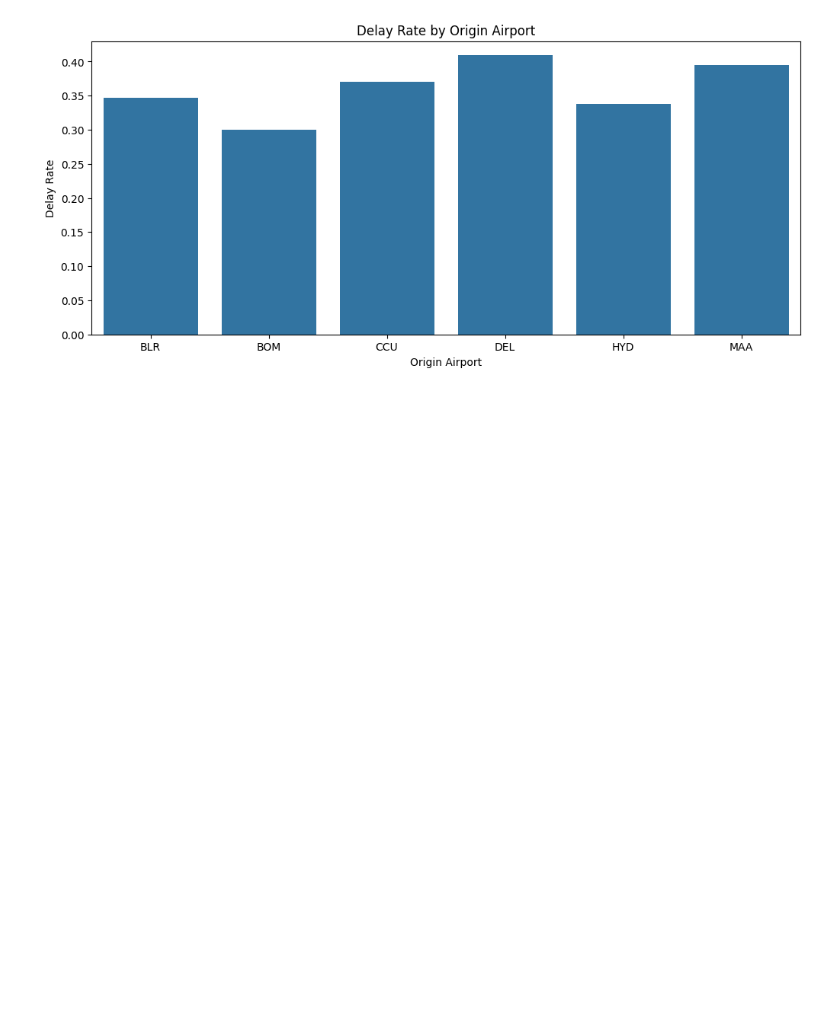
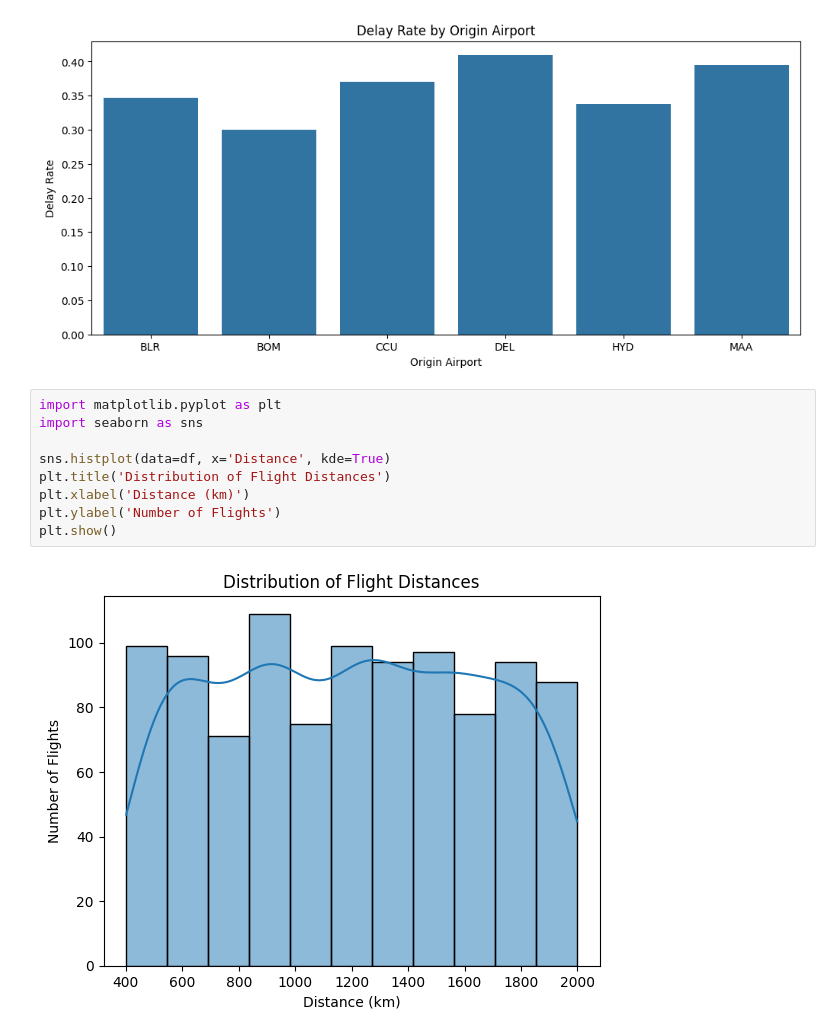
Before and after one commit to gopi447/task-2, a Jupyter notebook: flight_data_set.ipynb, the cells around one changed output. Cells and saved outputs as stored; diff of their text form; blank space fills up the shorter version.

```diff
--- a/flight_data_set.ipynb
+++ b/flight_data_set.ipynb
@@ -61,3 +61,14 @@ plt.ylabel('Delay Rate')
 plt.show()
 # %% [output]
 [figure]
+# %%
+import matplotlib.pyplot as plt
+import seaborn as sns
+
+sns.histplot(data=df, x='Distance', kde=True)
+plt.title('Distribution of Flight Distances')
+plt.xlabel('Distance (km)')
+plt.ylabel('Number of Flights')
+plt.show()
+# %% [output]
+[figure, added]
```
Also changed, not shown: parts of 2 cells of this notebook.
